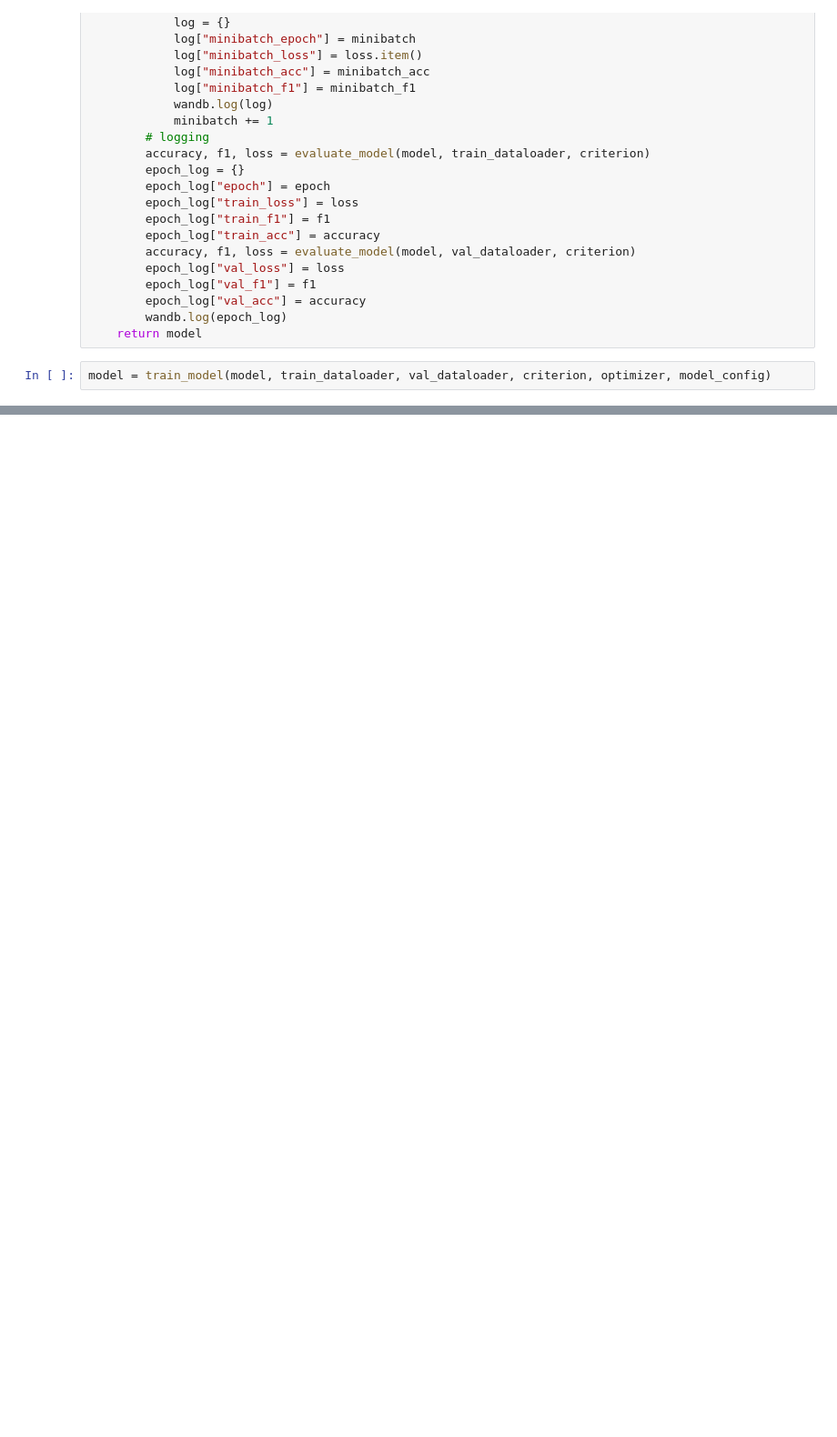
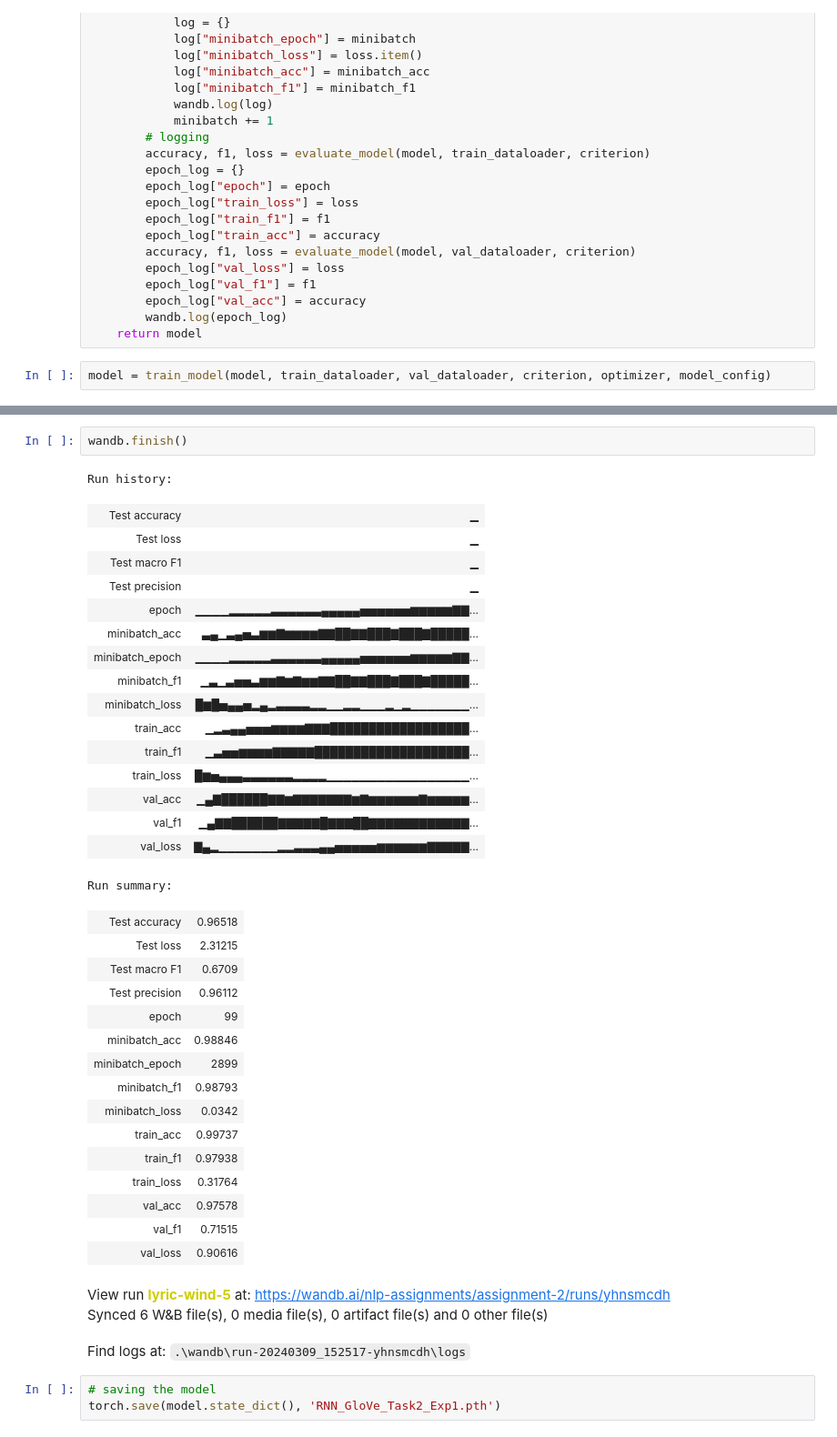
Before and after one commit to Prakhar-Gupta-03/NLP-Assignments, a Jupyter notebook: A2/task2.ipynb, the cells around one changed output, grey strips where cells are left out. Shown at 91% size. Drawn from its saved outputs; the diff is of its cells as text; blank space fills up the shorter version.

```diff
--- a/A2/task2.ipynb
+++ b/A2/task2.ipynb
@@ -446,0 +464,41 @@ wandb.log({"Test Loss": test_loss, "Test Accuracy": test_accuracy, "Test Precisi
+# %%
+wandb.finish()
+# %% [output]
+Run history:
+| Test accuracy | ▁ |
+| Test loss | ▁ |
+| Test macro F1 | ▁ |
+| Test precision | ▁ |
+| epoch | ▁▁▁▁▂▂▂▂▂▃▃▃▃▃▃▄▄▄▄▄▅▅▅▅▅▅▆▆▆▆▆▇▇... |
+| minibatch_acc | ▃▄▁▃▄▅▃▆▆▇▆▆▆▆▇▇██▇▇███▇███▇█████... |
+| minibatch_epoch | ▁▁▁▁▂▂▂▂▂▃▃▃▃▃▃▄▄▄▄▄▅▅▅▅▅▅▆▆▆▆▆▇▇... |
+| minibatch_f1 | ▁▃▁▃▅▅▃▆▆▇▆▇▆▆▇▇██▇▇███▇███▇█████... |
+| minibatch_loss | █▆█▅▄▄▅▂▄▂▃▃▃▃▂▂▁▁▂▂▁▁▁▂▁▂▁▁▁▁▁▁▁... |
+| train_acc | ▁▂▃▄▄▅▅▅▆▆▆▆▇▇▇██████████████████... |
+| train_f1 | ▁▃▅▅▆▆▆▆▇▇▇▇▇████████████████████... |
+| train_loss | █▆▅▄▄▄▃▃▃▃▃▃▂▂▂▂▁▁▁▁▁▁▁▁▁▁▁▁▁▁▁▁▁... |
+| val_acc | ▁▄▇██████▇▇▆▇▇▇▇▇▇▇▆▇▆▆▆▆▆▆▇▆▆▆▆▆... |
+| val_f1 | ▁▄▇▇██████▇▇▇▇▇█▇▇▇██▇▇▇▇▇▇▇▇▇▇▇▇... |
+| val_loss | ▇▄▂▁▁▁▁▁▁▁▂▂▃▃▃▄▄▅▅▅▅▅▆▆▆▆▆▆▇▇▇▇▇... |
+Run summary:
+| Test accuracy | 0.96518 |
+| Test loss | 2.31215 |
+| Test macro F1 | 0.6709 |
+| Test precision | 0.96112 |
+| epoch | 99 |
+| minibatch_acc | 0.98846 |
+| minibatch_epoch | 2899 |
+| minibatch_f1 | 0.98793 |
+| minibatch_loss | 0.0342 |
+| train_acc | 0.99737 |
+| train_f1 | 0.97938 |
+| train_loss | 0.31764 |
+| val_acc | 0.97578 |
+| val_f1 | 0.71515 |
+| val_loss | 0.90616 |
+View run lyric-wind-5 at: https://wandb.ai/nlp-assignments/assignment-2/runs/yhnsmcdh
+Synced 6 W&B file(s), 0 media file(s), 0 artifact file(s) and 0 other file(s)
+Find logs at: .\wandb\run-20240309_152517-yhnsmcdh\logs
+# %%
+# saving the model
+torch.save(model.state_dict(), 'RNN_GloVe_Task2_Exp1.pth')
```
Also changed, not shown: parts of 8 cells of this notebook.
